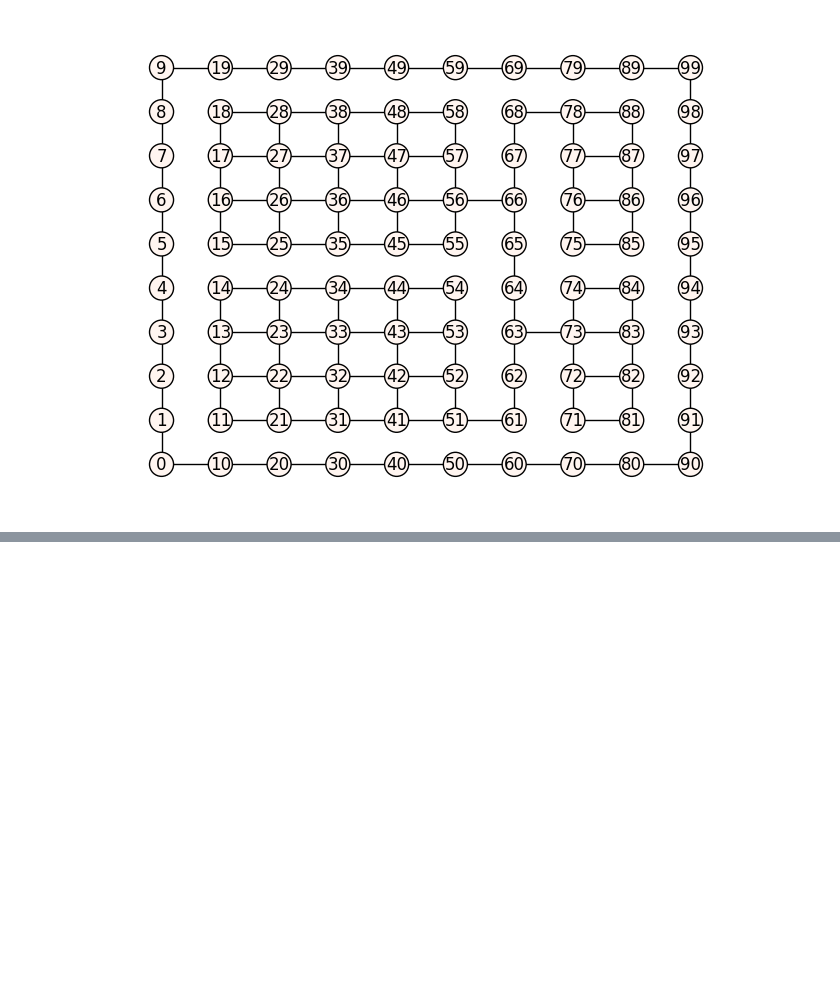
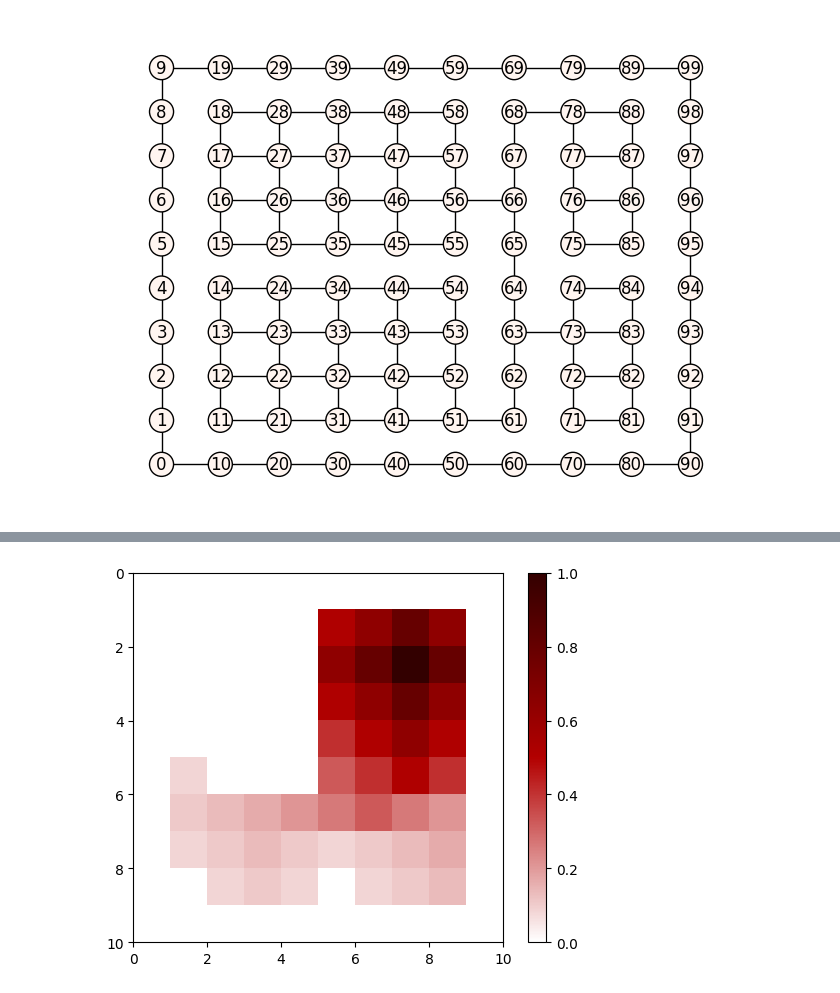
Before and after one commit to joaofavoretti/basic-graph-simulation, a Jupyter notebook: notebook.ipynb, the cells around one changed output, grey strips where cells are left out. Saved outputs shown, nothing was run; the diff lists cells and outputs as text; code cells hidden in the pictures; blank space fills up the shorter version.

```diff
--- a/notebook.ipynb
+++ b/notebook.ipynb
@@ -141,0 +142,4 @@ KeyboardInterrupt:
+# %%
+draw(G, type='heatmap')
+# %% [output]
+[figure, added]
```
Also changed, not shown: parts of 2 cells of this notebook.
